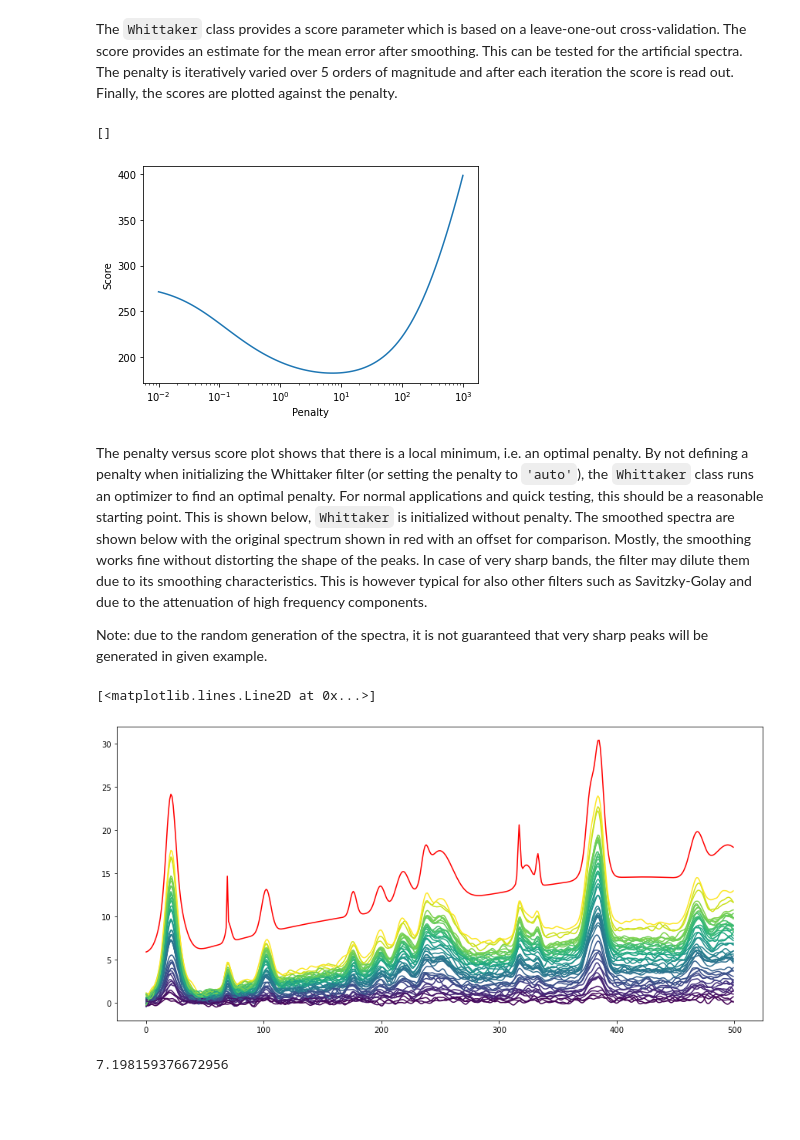
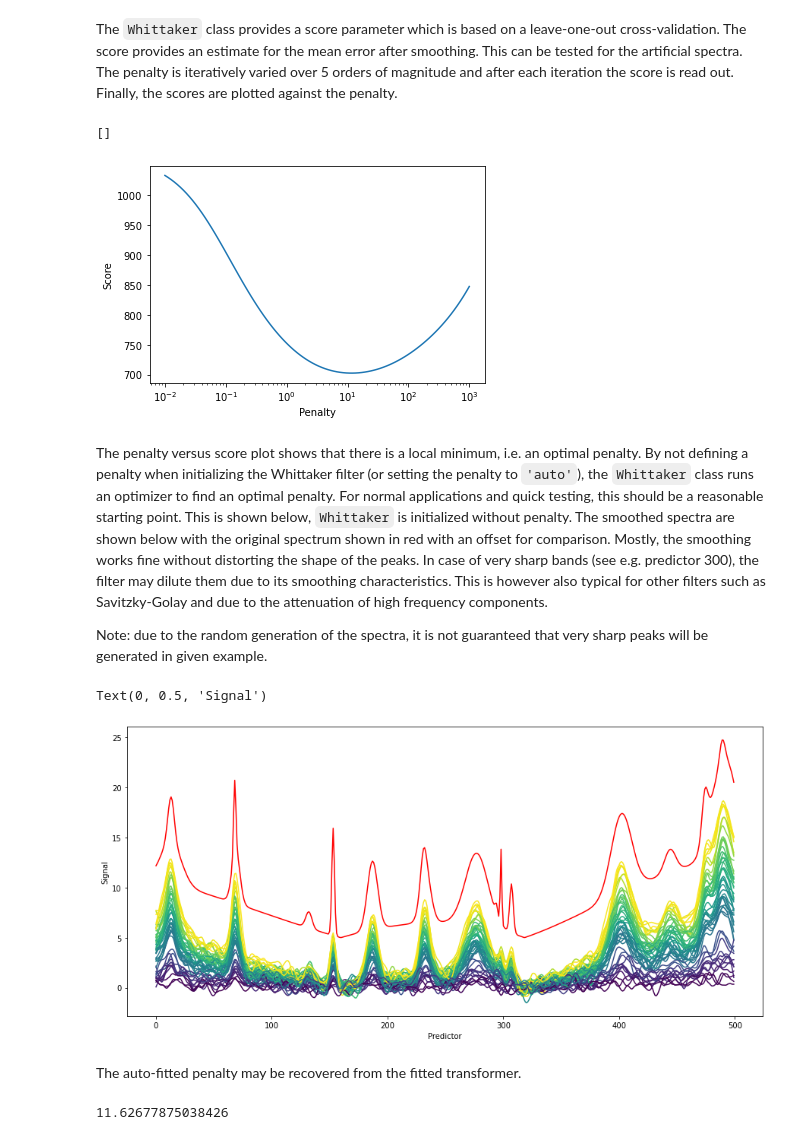
Before and after one commit to maruedt/chemometrics, a Jupyter notebook: examples/whittaker.ipynb, the cells around one changed output. Cells and saved outputs as stored; diff of their text form; code cells hidden in the pictures; blank space fills up the shorter version.

```diff
--- a/examples/whittaker.ipynb
+++ b/examples/whittaker.ipynb
@@ -20,8 +20,13 @@ n_wl = 500
 n_band = 20
 bandwidth = 2.2
 n_samples = 50
+noise = 1
 
-S = np.abs(cm.generate_background(n_wl)) * 5 + cm.generate_spectra(n_wl, n_band,
+np.random.seed(5)
+
+S = np.abs(cm.generate_background(n_wl)).T * 5 + cm.generate_spectra(n_wl, n_band,
                                                        bandwidth)
 lines = plt.plot(S.T)
+plt.xlabel('Predictors')
+plt.ylabel('')
 # %% [output]
@@ -31,7 +37,7 @@ Using some randomly generated concentrations and adding Gaussian noise, a number
 # %%
 C = np.random.uniform(size=n_samples)
 X = C[:,None] * S
-X = X + np.random.normal(size=X.shape, scale=0.5)
+X = X + np.random.normal(size=X.shape, scale=noise)
 
 plt.figure(figsize=(15, 7))
 lines = cm.plot_colored_series(X.T, reference=C)
@@ -59,23 +65,31 @@ ax = plt.gca()
 ax.semilogx()
 # %% [output]
 []
-[figure, old version]
+[figure, new version]
 # %% [markdown]
-The penalty versus score plot shows that there is a local minimum, i.e. an optimal penalty. By not defining a penalty when initializing the Whittaker filter (or setting the penalty to `'auto'`), the `Whittaker` class runs an optimizer to find an optimal penalty. For normal applications and quick testing, this should be a reasonable starting point. This is shown below, `Whittaker` is initialized without penalty. The smoothed spectra are shown below with the original spectrum shown in red with an offset for comparison. Mostly, the smoothing works fine without distorting the shape of the peaks. In case of very sharp bands, the filter may dilute them due to its smoothing characteristics. This is however typical for also other filters such as Savitzky-Golay and due to the attenuation of high frequency components.
+The penalty versus score plot shows that there is a local minimum, i.e. an optimal penalty. By not defining a penalty when initializing the Whittaker filter (or setting the penalty to `'auto'`), the `Whittaker` class runs an optimizer to find an optimal penalty. For normal applications and quick testing, this should be a reasonable starting point. This is shown below, `Whittaker` is initialized without penalty. The smoothed spectra are shown below with the original spectrum shown in red with an offset for comparison. Mostly, the smoothing works fine without distorting the shape of the peaks. In case of very sharp bands (see e.g. predictor 300), the filter may dilute them due to its smoothing characteristics. This is however also typical for other filters such as Savitzky-Golay and due to the attenuation of high frequency components.
 
 Note: due to the random generation of the spectra, it is not guaranteed that very sharp peaks will be generated in given example.
 # %%
+# preprocessing
 whittaker = cm.Whittaker()
 X_smoothed = whittaker.fit_transform(X)
+
+# plotting
 plt.figure(figsize=(15, 7))
 lines = cm.plot_colored_series(X_smoothed.T, reference=C)
-plt.plot(S.T + 5, 'r')
+plt.plot(S.T + 5, 'r') # plot pure spectra
+
+plt.xlabel('Predictor')
+plt.ylabel('Signal')
 # %% [output]
-[<matplotlib.lines.Line2D at 0x...>]
+Text(0, 0.5, 'Signal')
-[figure, old version]
+[figure, new version]
+# %% [markdown]
+The auto-fitted penalty may be recovered from the fitted transformer.
 # %%
 whittaker.penalty_
 # %% [output]
-7.198159376672956
+11.62677875038426
 # %% [markdown]
 # Asymmetric Whittaker
```
Also changed, not shown: parts of 5 cells of this notebook.
